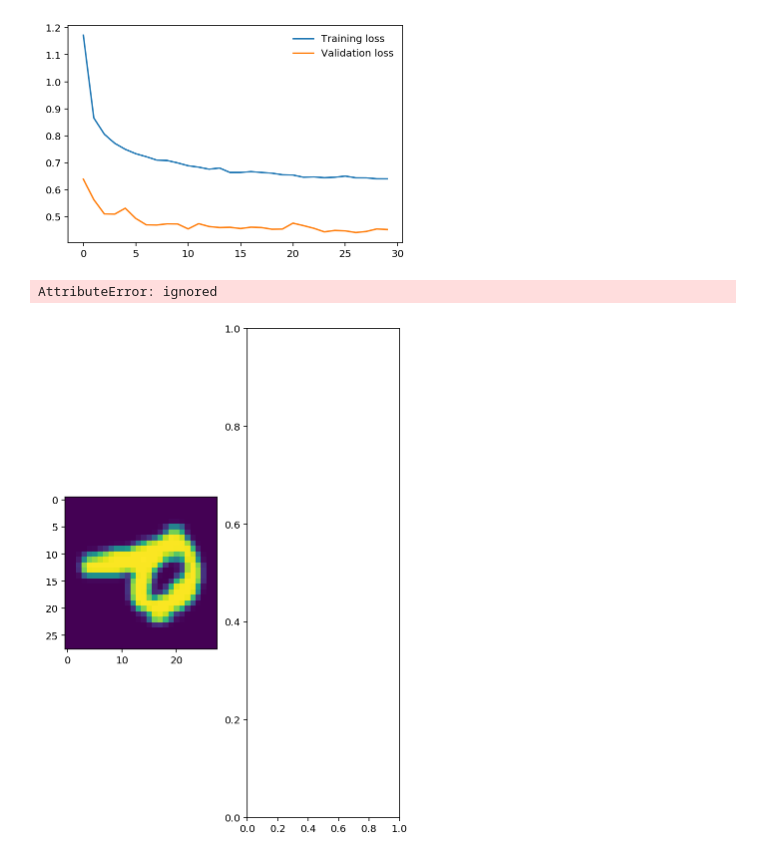
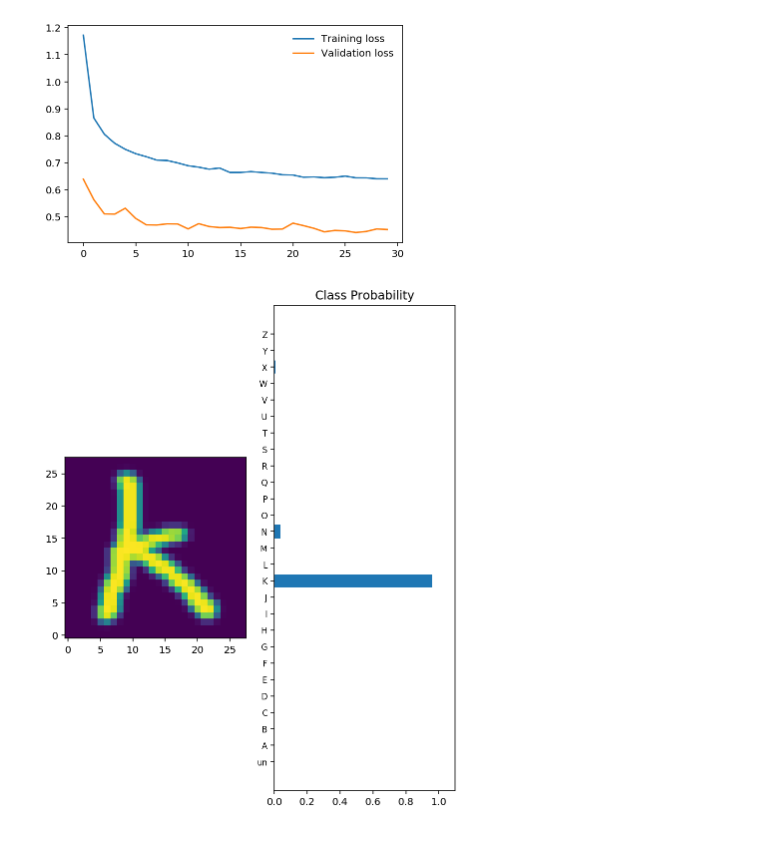
Before and after one commit to pranscript/neural_jupyter, a Jupyter notebook: EMNIST.ipynb, the cells around one changed output. Cells and saved outputs as stored; diff of their text form; code cells hidden in the pictures.

```diff
--- a/EMNIST.ipynb
+++ b/EMNIST.ipynb
@@ -160,12 +160,15 @@ with torch.no_grad():
 #print(logps)
 ps = torch.exp(logps)
 #print(ps)
+import matplotlib.transforms as mtransforms
 
 img = img.view(1, 28, 28)
 ps = ps.data.numpy().squeeze()
 #ps
 fig, (ax1, ax2) = plt.subplots(figsize=(6,9), ncols=2)
-ax1.imshow(img.resize_(1, 28, 28).numpy().squeeze())
+im = ax1.imshow(img.resize_(1, 28, 28).numpy().squeeze(),origin = 'lower')
+trans_data = mtransforms.Affine2D().rotate_deg(-90).translate(0, 27) + ax1.transData
+im.set_transform(trans_data)
 #ax1.axis('off')
 ax2.barh(np.arange(27), ps)
 ax2.set_aspect(0.1)
@@ -173,32 +176,31 @@ ax2.set_yticks(np.arange(27))
 ax2.set_yticklabels(['un','A',
                             'B',
                             'C',
                             'D',
                             'E',
                             'F',
                             'G',
                             'H',
                             'I',
                             'J',
                             'K',
                             'L',
                             'M',
                             'N',
                             'O',
                             'P',
                             'Q',
                             'R',
                             'S',
                             'T',
                             'U',
                             'V',
                             'W',
                             'X',
                             'Y',
                             'Z'], size='small');
 ax2.set_title('Class Probability')
 ax2.set_xlim(0, 1.1)
 plt.tight_layout()
 # %% [output]
-AttributeError: ignored
-[figure, old version]
+[figure, new version]
```
